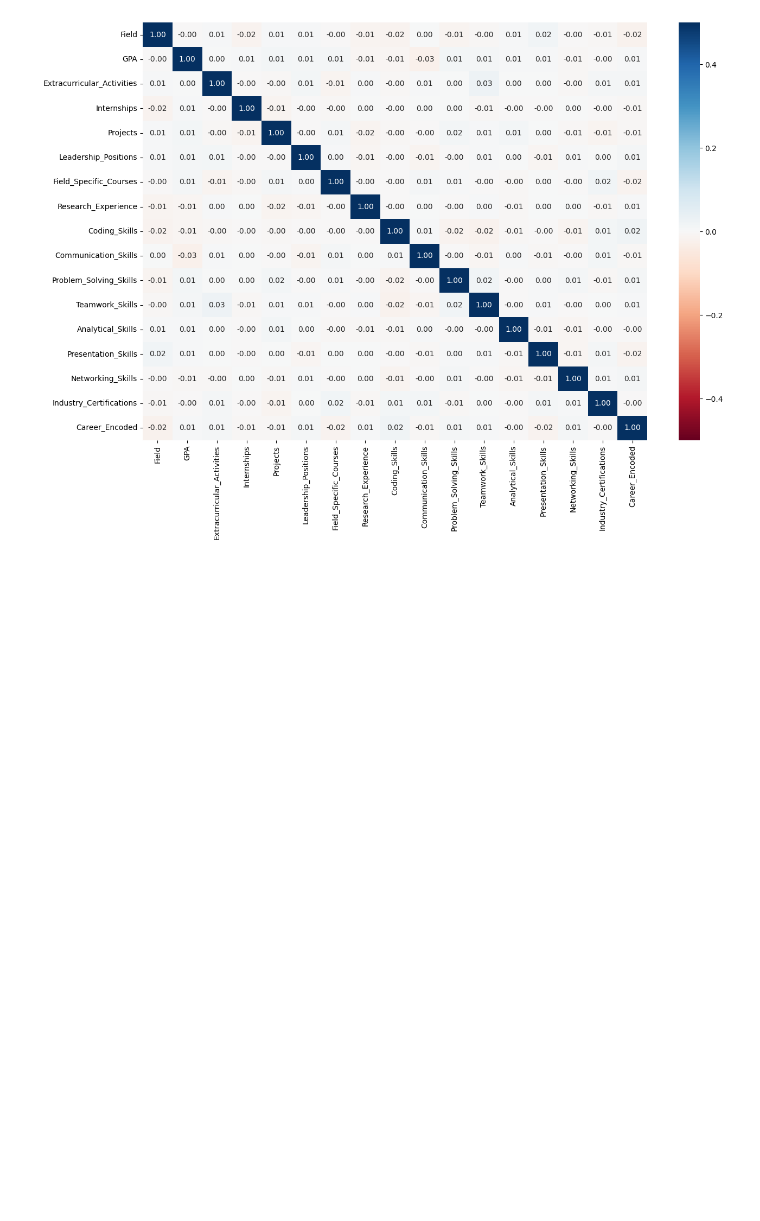
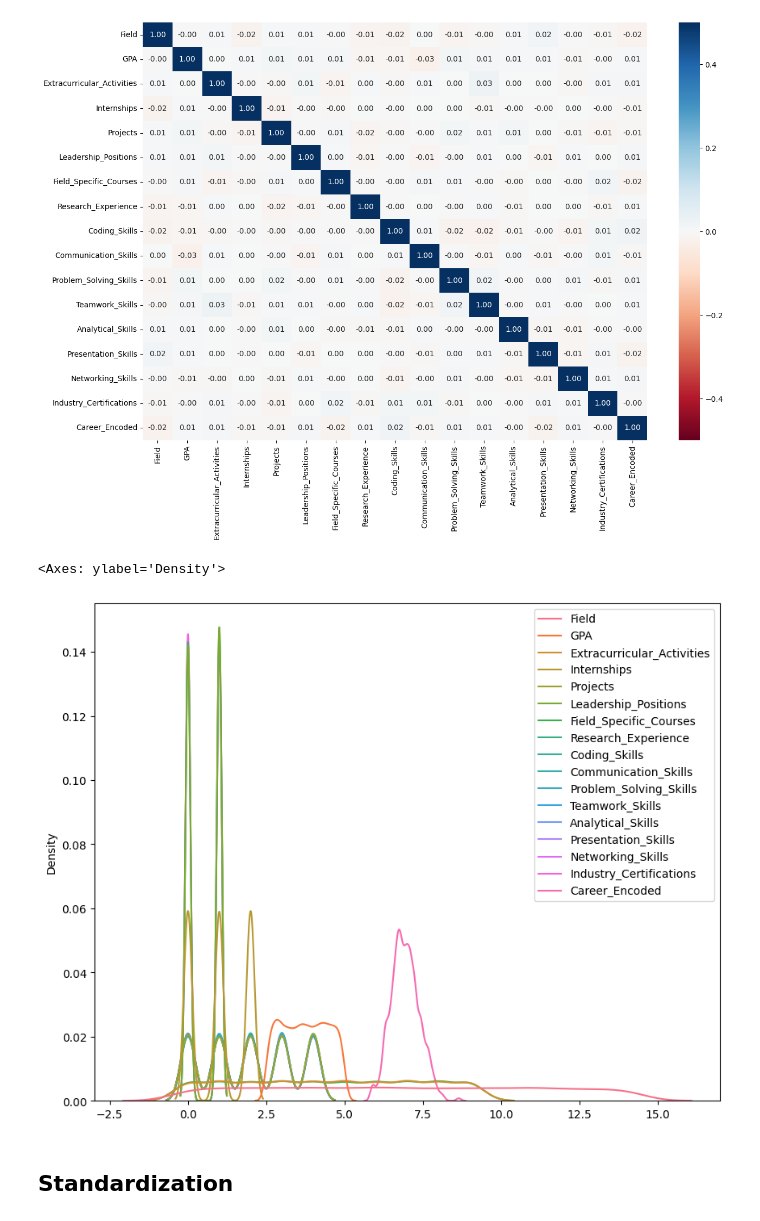
Before and after one commit to jasonmiracleg/Path-Finder, a Jupyter notebook: Jason.ipynb, the cells around one changed output. Drawn from its saved outputs; the diff is of its cells as text; code cells hidden in the pictures; blank space fills up the shorter version.

```diff
--- a/Jason.ipynb
+++ b/Jason.ipynb
@@ -215,3 +219,12 @@ sns.heatmap(df.corr(), vmax=0.5, vmin=-0.5, annot=True, fmt=".2f", cmap='RdBu')
 plt.show()
 # %% [output]
 [figure]
+# %%
+# Visualize the Dispersion of the Features
+plt.figure(figsize=(10, 8))
+sns.kdeplot(df)
+# %% [output]
+<Axes: ylabel='Density'>
+[figure, added]
+# %% [markdown]
+## Standardization
```
Also changed, not shown: parts of 15 cells of this notebook.
